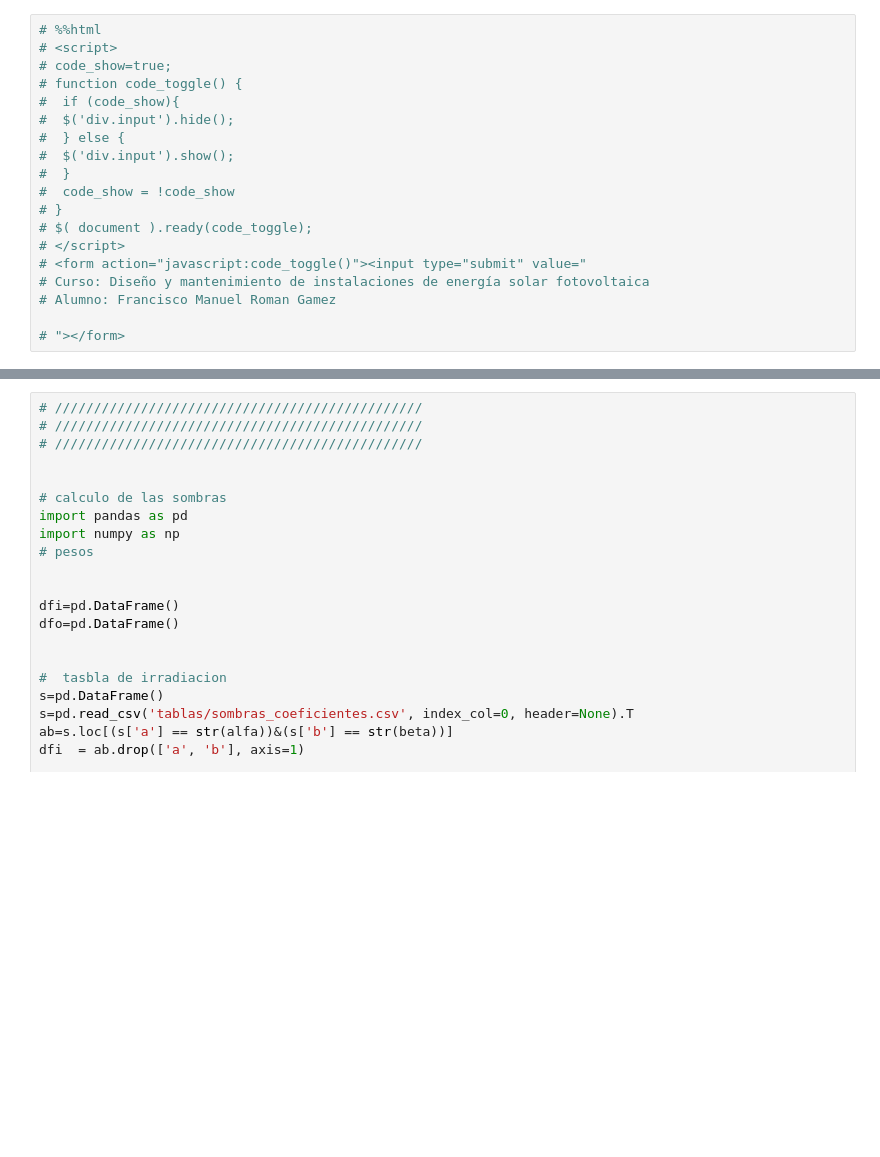
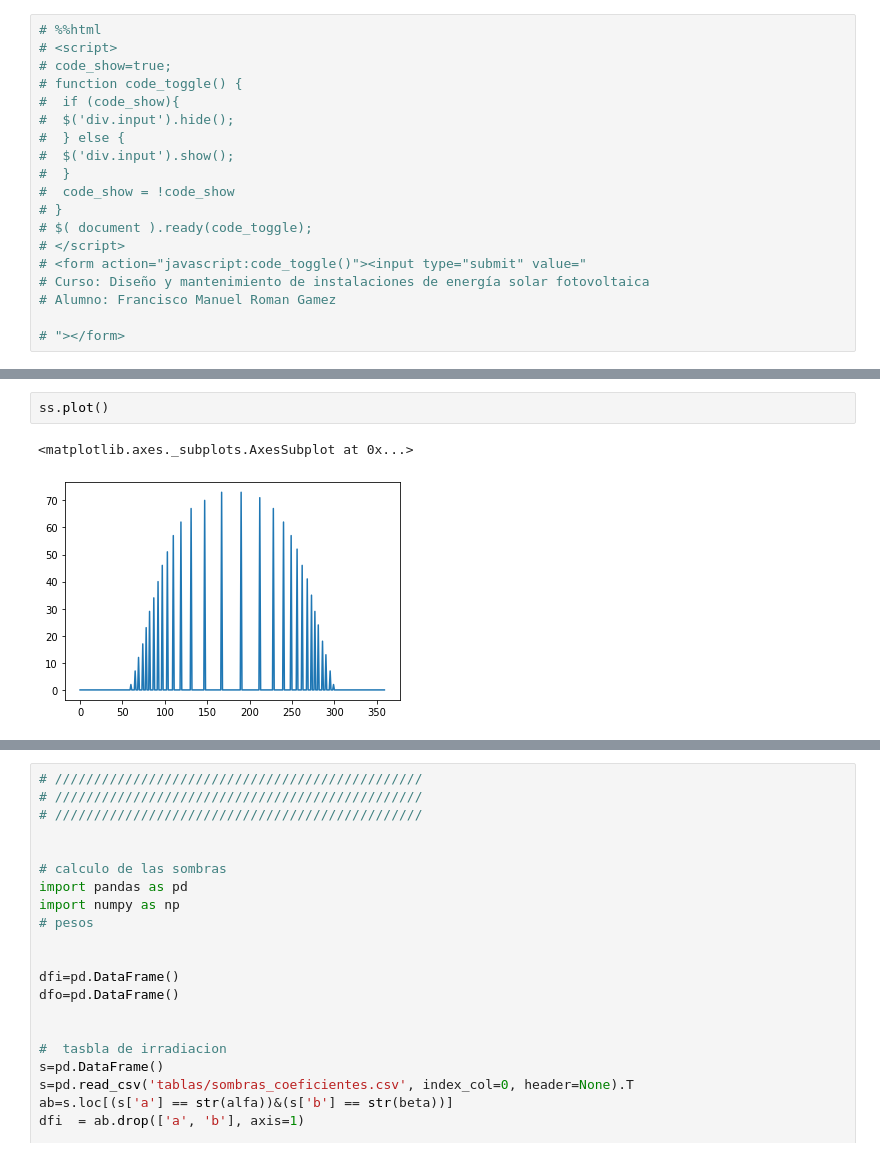
Before and after one commit to wattbucket/1kperdidassom, a Jupyter notebook: notebook.ipynb, the cells around one changed output, grey strips where cells are left out. Drawn from its saved outputs; the diff is of its cells as text; blank space fills up the shorter version.

```diff
--- a/notebook.ipynb
+++ b/notebook.ipynb
@@ -62,0 +210,5 @@ See the caveats in the documentation: https://pandas.pydata.org/pandas-docs/stab
+# %%
+ss.plot()
+# %% [output]
+<matplotlib.axes._subplots.AxesSubplot at 0x...>
+[figure, added]
```
Also changed, not shown: parts of 14 cells of this notebook, 4 other files.
